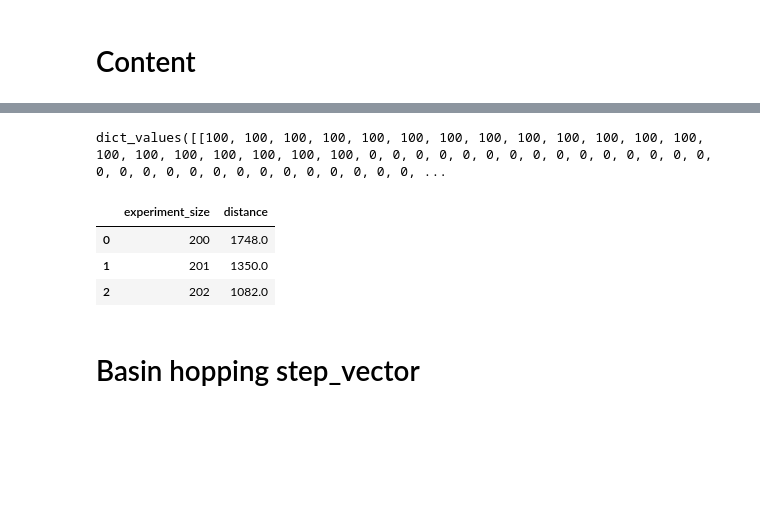
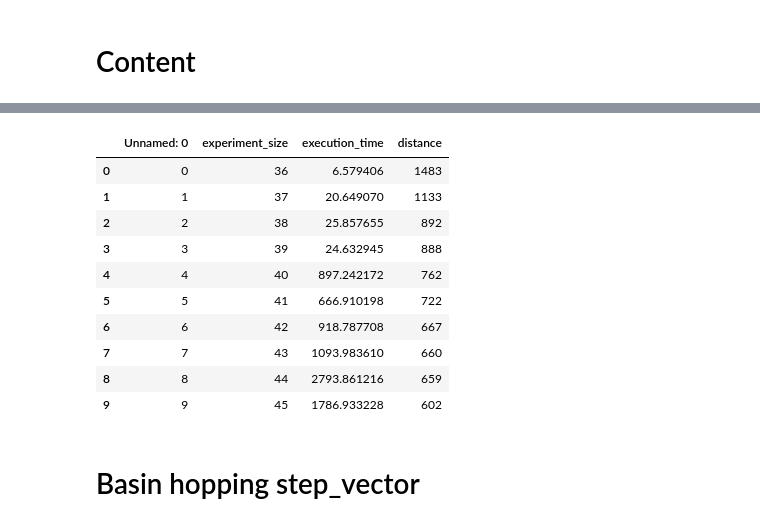
Before and after one commit to Janix4000/holes-in-elections, a Jupyter notebook: approval_l1/comparison.ipynb, the cells around one changed output, grey strips where cells are left out. Drawn from its saved outputs; the diff is of its cells as text; code cells hidden in the pictures; blank space fills up the shorter version.

```diff
--- a/approval_l1/comparison.ipynb
+++ b/approval_l1/comparison.ipynb
@@ -65,19 +77,20 @@ def plot_metric(reference_report, reports):
 # %% [markdown]
 # Content
 # %%
-num_generated = 12
-num_candidates = 50
+num_generated = 10
+num_candidates = 30
 num_voters = 100
 family_id = 'euclidean'
 solver_id = 'gurobi'
 
 experiment_id = f'{num_candidates}x{num_voters}/{family_id}'
 
-with open(os.path.join('results', solver_id, experiment_id, 'new-approvalwise-vectors.pkl'), 'rb') as f:
+results_dir = os.path.join('results', experiment_id, solver_id)
+
+with open(os.path.join(results_dir, 'new-approvalwise-vectors.pkl'), 'rb') as f:
     gurobi_new_approvalwise_vectors = pickle.load(f)
 
-with open(os.path.join('results', solver_id, experiment_id, 'report.pkl'), 'rb') as f:
-    gurobi_report = pickle.load(f)
+gurobi_report = pd.read_csv(os.path.join(results_dir, 'report.csv'))
 # %%
 len(gurobi_new_approvalwise_vectors)
 # %% [output]
@@ -103,24 +113,27 @@ WARNING:root:Possibly outdated coordinates are imported!
-# %%
-gurobi_new_approvalwise_vectors.values()
-# %% [output]
-dict_values([[100, 100, 100, 100, 100, 100, 100, 100, 100, 100, 100, 100, 100, 100, 100, 100, 100, 100, 100, 100, 0, 0, 0, 0, 0, 0, 0, 0, 0, 0, 0, 0, 0, 0, 0, 0, 0, 0, 0, 0, 0, 0, 0, 0, 0, 0, 0, 0, 0, ...
 # %%
-import pandas as pd
-from scripts.basin_hopping import __distance_across
+# import pandas as pd
+# from scripts.basin_hopping import __distance_across
 
-gurobi_distances = [__distance_across(approvalwise_vectors, np.array(x)) for x in gurobi_new_approvalwise_vectors.values()]
-gurobi_experiment_sizes = list(range(200, 200 + len(gurobi_new_approvalwise_vectors)))
-gurobi_report = pd.DataFrame({
-        'experiment_size': gurobi_experiment_sizes,
-        'distance': gurobi_distances
-    })
+# gurobi_distances = [__distance_across(approvalwise_vectors, np.array(x)) for x in gurobi_new_approvalwise_vectors.values()]
+# gurobi_experiment_sizes = list(range(200, 200 + len(gurobi_new_approvalwise_vectors)))
+# gurobi_report = pd.DataFrame({
+#         'experiment_size': gurobi_experiment_sizes,
+#         'distance': gurobi_distances
+#     })
 
 gurobi_report
 # %% [output]
-|  | experiment_size | distance |
-| 0 | 200 | 1748.0 |
-| 1 | 201 | 1350.0 |
-| 2 | 202 | 1082.0 |
+|  | Unnamed: 0 | experiment_size | execution_time | distance |
+| 0 | 0 | 36 | 6.579406 | 1483 |
+| 1 | 1 | 37 | 20.649070 | 1133 |
+| 2 | 2 | 38 | 25.857655 | 892 |
+| 3 | 3 | 39 | 24.632945 | 888 |
+| 4 | 4 | 40 | 897.242172 | 762 |
+| 5 | 5 | 41 | 666.910198 | 722 |
+| 6 | 6 | 42 | 918.787708 | 667 |
+| 7 | 7 | 43 | 1093.983610 | 660 |
+| 8 | 8 | 44 | 2793.861216 | 659 |
+| 9 | 9 | 45 | 1786.933228 | 602 |
 # %%
 from scripts.approvalwise_vector import dump_to_text_file
 
```
Also changed, not shown: parts of 33 cells of this notebook, 3 other files.
